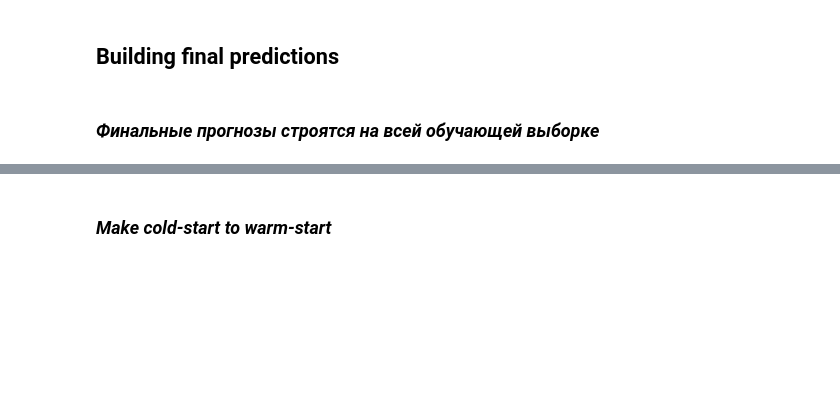
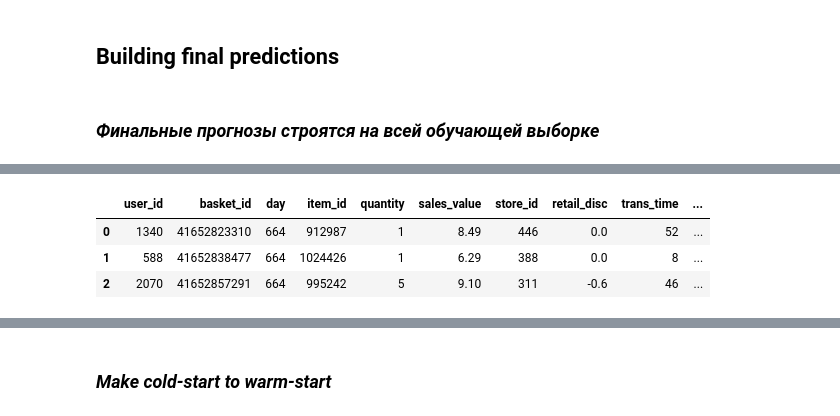
Before and after one commit to OlegRev/recommendation_systems, a Jupyter notebook: course_project.ipynb, the cells around one changed output, grey strips where cells are left out. Cells and saved outputs as stored; diff of their text form; code cells hidden in the pictures; blank space fills up the shorter version.

```diff
--- a/course_project.ipynb
+++ b/course_project.ipynb
@@ -790,5 +871,7 @@ a()
 # %% [markdown]
 ### *Финальные прогнозы строятся на всей обучающей выборке*
 # %%
+%%time
 test = pd.read_csv('../data/retail_test1.csv')
-test.head(2
+test.head(3)
+# %% [output]
@@ -795 +879,5 @@ test.head(2
+|  | user_id | basket_id | day | item_id | quantity | sales_value | store_id | retail_disc | trans_time | ... |
+| 0 | 1340 | 41652823310 | 664 | 912987 | 1 | 8.49 | 446 | 0.0 | 52 | ... |
+| 1 | 588 | 41652838477 | 664 | 1024426 | 1 | 6.29 | 388 | 0.0 | 8 | ... |
+| 2 | 2070 | 41652857291 | 664 | 995242 | 5 | 9.10 | 311 | -0.6 | 46 | ... |
 # %%
```
Also changed, not shown: parts of 56 cells of this notebook.
